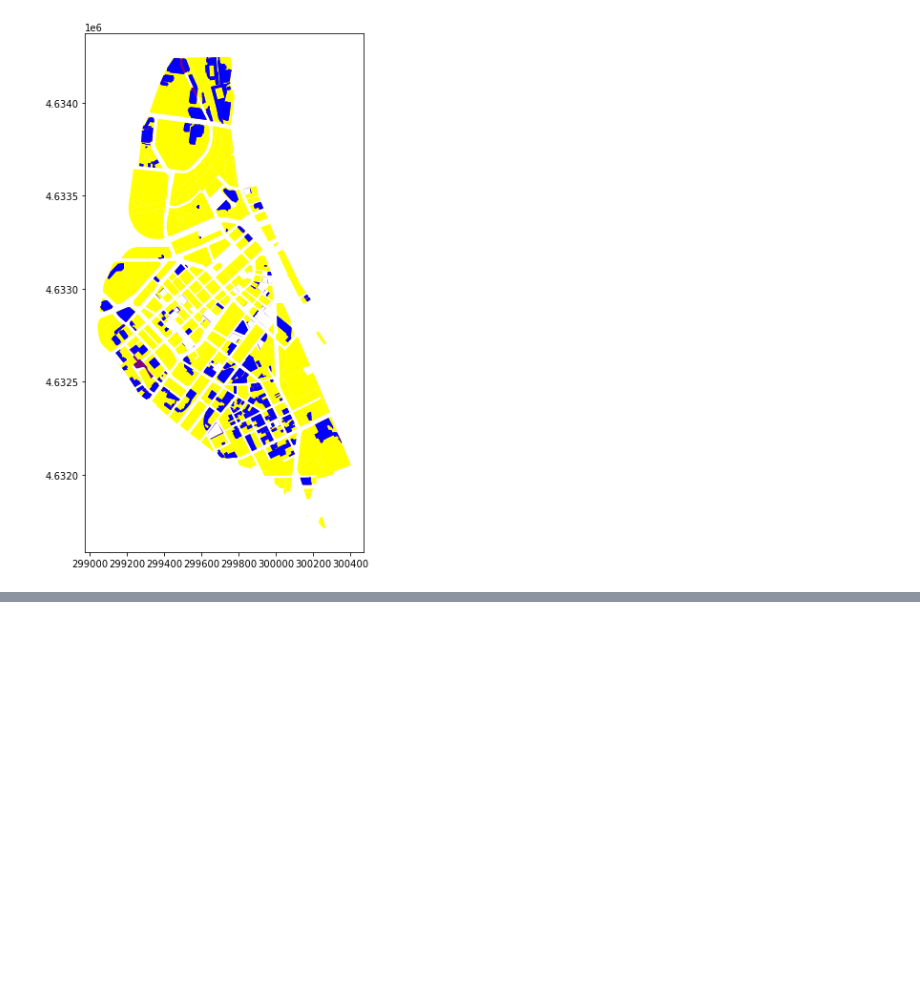
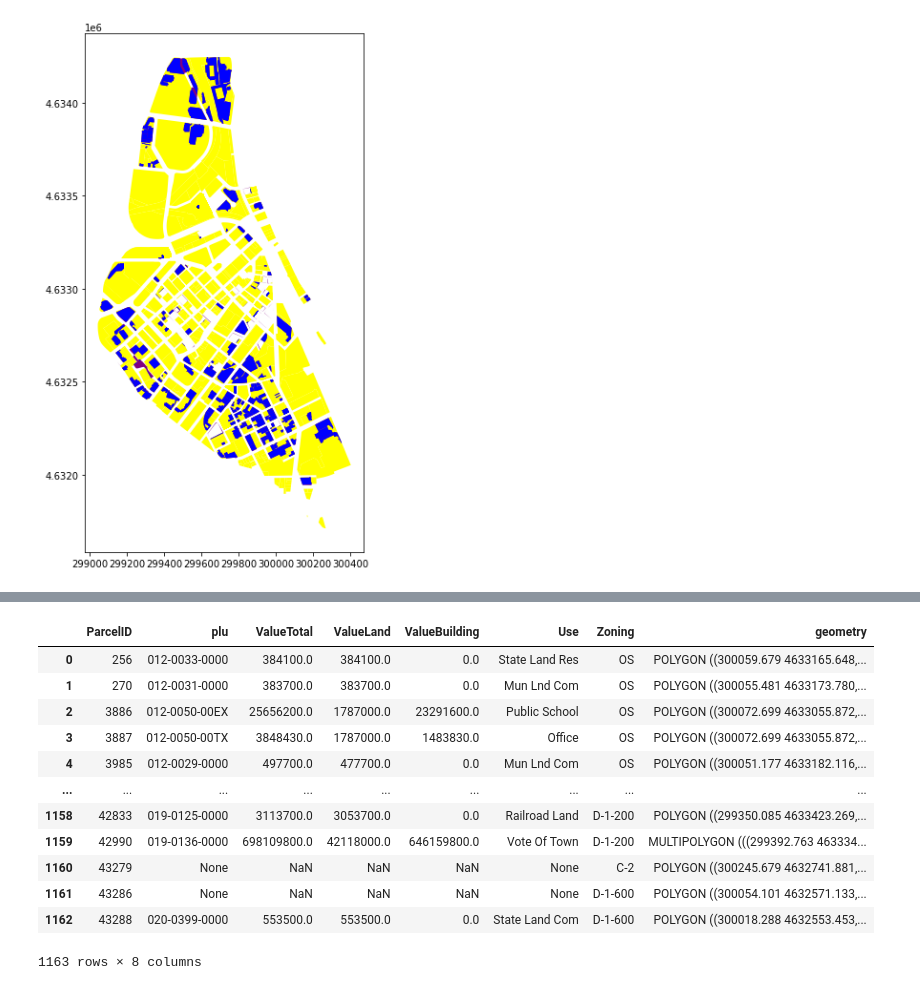
Before and after one commit to chris-sarli/parking-analysis, a Jupyter notebook: notebooks/Taxes.ipynb, the cells around one changed output, grey strips where cells are left out. Cells and saved outputs as stored; diff of their text form; code cells hidden in the pictures; blank space fills up the shorter version.

```diff
--- a/notebooks/Taxes.ipynb
+++ b/notebooks/Taxes.ipynb
@@ -151,0 +160,17 @@ RangeIndex(start=0, stop=873, step=1)
+# %%
+parcelsZoning = gpd.overlay(parcels, zoning, how='intersection')
+parcelsZoning
+# %% [output]
+|  | ParcelID | plu | ValueTotal | ValueLand | ValueBuilding | Use | Zoning | geometry |
+| 0 | 256 | 012-0033-0000 | 384100.0 | 384100.0 | 0.0 | State Land Res | OS | POLYGON ((300059.679 4633165.648,... |
+| 1 | 270 | 012-0031-0000 | 383700.0 | 383700.0 | 0.0 | Mun Lnd Com | OS | POLYGON ((300055.481 4633173.780,... |
+| 2 | 3886 | 012-0050-00EX | 25656200.0 | 1787000.0 | 23291600.0 | Public School | OS | POLYGON ((300072.699 4633055.872,... |
+| 3 | 3887 | 012-0050-00TX | 3848430.0 | 1787000.0 | 1483830.0 | Office | OS | POLYGON ((300072.699 4633055.872,... |
+| 4 | 3985 | 012-0029-0000 | 497700.0 | 477700.0 | 0.0 | Mun Lnd Com | OS | POLYGON ((300051.177 4633182.116,... |
+| ... | ... | ... | ... | ... | ... | ... | ... | ... |
+| 1158 | 42833 | 019-0125-0000 | 3113700.0 | 3053700.0 | 0.0 | Railroad Land | D-1-200 | POLYGON ((299350.085 4633423.269,... |
+| 1159 | 42990 | 019-0136-0000 | 698109800.0 | 42118000.0 | 646159800.0 | Vote Of Town | D-1-200 | MULTIPOLYGON (((299392.763 463334... |
+| 1160 | 43279 | None | NaN | NaN | NaN | None | C-2 | POLYGON ((300245.679 4632741.881,... |
+| 1161 | 43286 | None | NaN | NaN | NaN | None | D-1-600 | POLYGON ((300054.101 4632571.133,... |
+| 1162 | 43288 | 020-0399-0000 | 553500.0 | 553500.0 | 0.0 | State Land Com | D-1-600 | POLYGON ((300018.288 4632553.453,... |
+1163 rows × 8 columns
```
Also changed, not shown: parts of 39 cells of this notebook, 12 other files.
